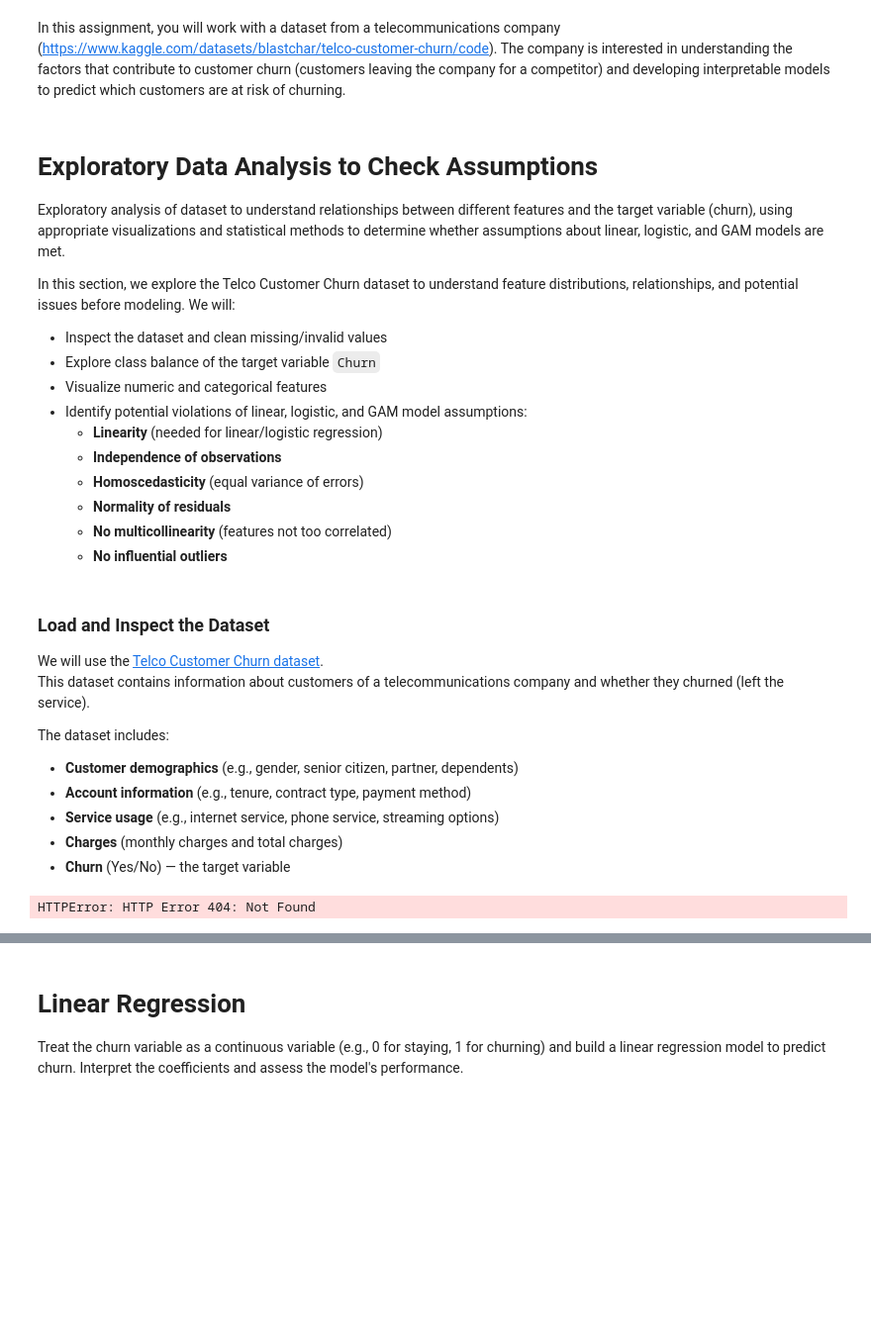
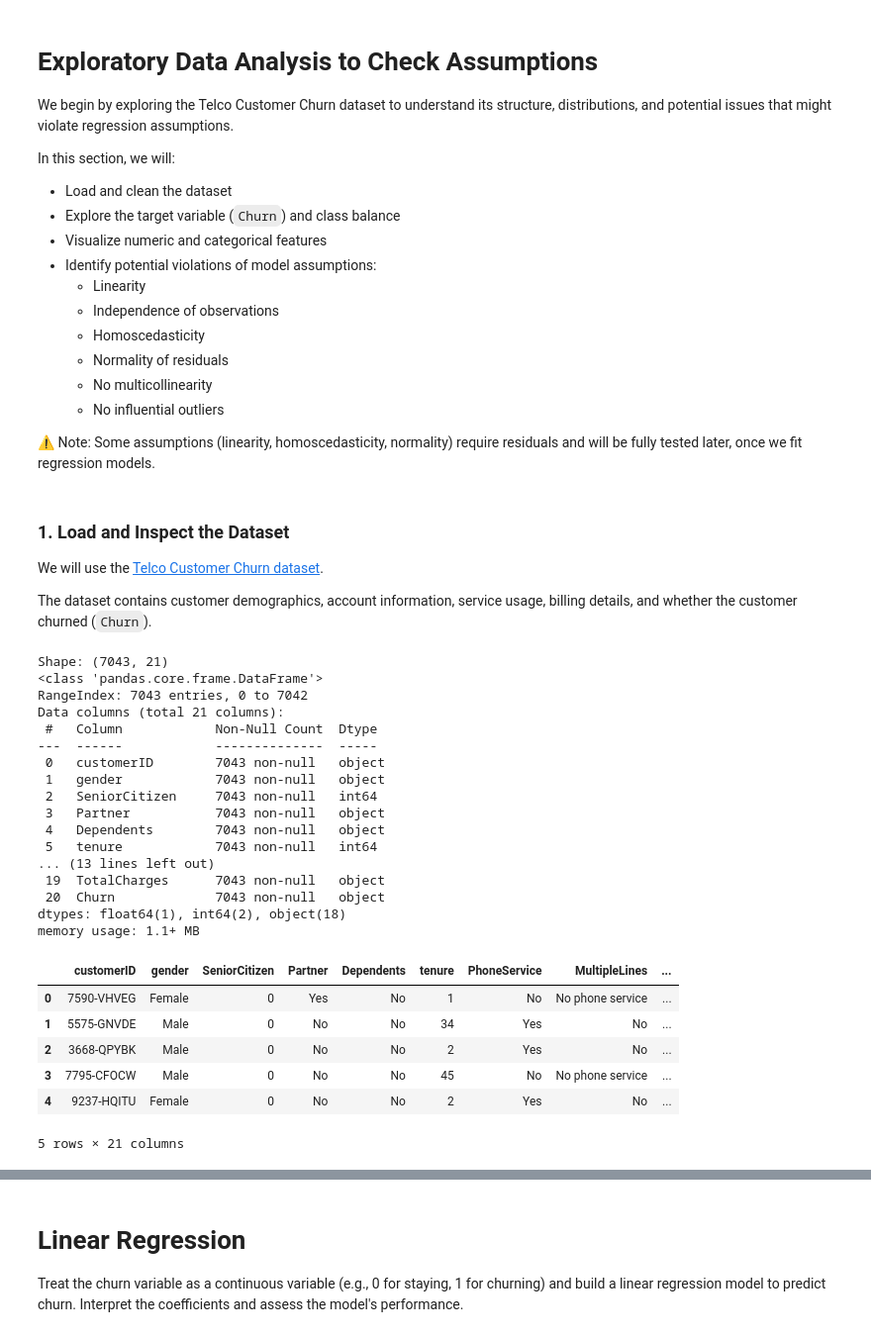
Before and after one commit to catebarry/xai-assignments, a Jupyter notebook: assignments/assignment-1.ipynb, the cells around one changed output, grey strips where cells are left out. Shown at 99% size. Cells and saved outputs as stored; diff of their text form; code cells hidden in the pictures; blank space fills up the shorter version.

```diff
--- a/assignments/assignment-1.ipynb
+++ b/assignments/assignment-1.ipynb
@@ -88,48 +72,58 @@ assignment-1.ipynb
-# %% [markdown]
-In this assignment, you will work with a dataset from a telecommunications company (https://www.kaggle.com/datasets/blastchar/telco-customer-churn/code). The company is interested in understanding the factors that contribute to customer churn (customers leaving the company for a competitor) and developing interpretable models to predict which customers are at risk of churning.
 # %% [markdown]
 # Exploratory Data Analysis to Check Assumptions
-Exploratory analysis of dataset to understand relationships between different features and the target variable (churn), using appropriate visualizations and statistical methods to determine whether assumptions about linear, logistic, and GAM models are met.
 
+We begin by exploring the Telco Customer Churn dataset to understand its structure, distributions, and potential issues that might violate regression assumptions.
 
-In this section, we explore the Telco Customer Churn dataset to understand feature distributions, relationships, and potential issues before modeling.
-We will:
-- Inspect the dataset and clean missing/invalid values
-- Explore class balance of the target variable `Churn`
+In this section, we will:
+- Load and clean the dataset
+- Explore the target variable (`Churn`) and class balance
 - Visualize numeric and categorical features
-- Identify potential violations of linear, logistic, and GAM model assumptions:
-  - **Linearity** (needed for linear/logistic regression)
-  - **Independence of observations**
-  - **Homoscedasticity** (equal variance of errors)
-  - **Normality of residuals**
-  - **No multicollinearity** (features not too correlated)
-  - **No influential outliers**
+- Identify potential violations of model assumptions:
+  - Linearity
+  - Independence of observations
+  - Homoscedasticity
+  - Normality of residuals
+  - No multicollinearity
+  - No influential outliers
+
+⚠️ Note: Some assumptions (linearity, homoscedasticity, normality) require residuals and will be fully tested later, once we fit regression models.
 # %% [markdown]
-### Load and Inspect the Dataset
+### 1. Load and Inspect the Dataset
 
 We will use the [Telco Customer Churn dataset](https://www.kaggle.com/datasets/blastchar/telco-customer-churn).
-This dataset contains information about customers of a telecommunications company and whether they churned (left the service).
 
-The dataset includes:
-- **Customer demographics** (e.g., gender, senior citizen, partner, dependents)
-- **Account information** (e.g., tenure, contract type, payment method)
-- **Service usage** (e.g., internet service, phone service, streaming options)
-- **Charges** (monthly charges and total charges)
-- **Churn** (Yes/No) — the target variable
+The dataset contains customer demographics, account information, service usage, billing details, and whether the customer churned (`Churn`).
 # %%
-# load and inspect dataset
+# load dataset
+df = pd.read_csv("data/WA_Fn-UseC_-Telco-Customer-Churn.csv")
 
-# path inside repo
-data_path = os.path.join("data", "WA_Fn-UseC_-Telco-Customer-Churn.csv")
-
-df = pd.read_csv(data_path)
+# inspect
+print("Shape:", df.shape)
+df.info()
 df.head()
-
-print("Shape:", df.shape)
-print("\nData types and non-null counts:")
-print(df.info())
-print("\nFirst 5 rows:")
-display(df.head())
 # %% [output]
-HTTPError: HTTP Error 404: Not Found
+Shape: (7043, 21)
+<class 'pandas.core.frame.DataFrame'>
+RangeIndex: 7043 entries, 0 to 7042
+Data columns (total 21 columns):
+ #   Column            Non-Null Count  Dtype
+---  ------            --------------  -----
+ 0   customerID        7043 non-null   object
+ 1   gender            7043 non-null   object
+ 2   SeniorCitizen     7043 non-null   int64
+ 3   Partner           7043 non-null   object
+ 4   Dependents        7043 non-null   object
+ 5   tenure            7043 non-null   int64
+... (13 lines left out)
+ 19  TotalCharges      7043 non-null   object
+ 20  Churn             7043 non-null   object
+dtypes: float64(1), int64(2), object(18)
+memory usage: 1.1+ MB
+|  | customerID | gender | SeniorCitizen | Partner | Dependents | tenure | PhoneService | MultipleLines | ... |
+| 0 | 7590-VHVEG | Female | 0 | Yes | No | 1 | No | No phone service | ... |
+| 1 | 5575-GNVDE | Male | 0 | No | No | 34 | Yes | No | ... |
+| 2 | 3668-QPYBK | Male | 0 | No | No | 2 | Yes | No | ... |
+| 3 | 7795-CFOCW | Male | 0 | No | No | 45 | No | No phone service | ... |
+| 4 | 9237-HQITU | Female | 0 | No | No | 2 | Yes | No | ... |
+5 rows × 21 columns
 # %% [markdown]
```
Also changed, not shown: parts of 21 cells of this notebook.
